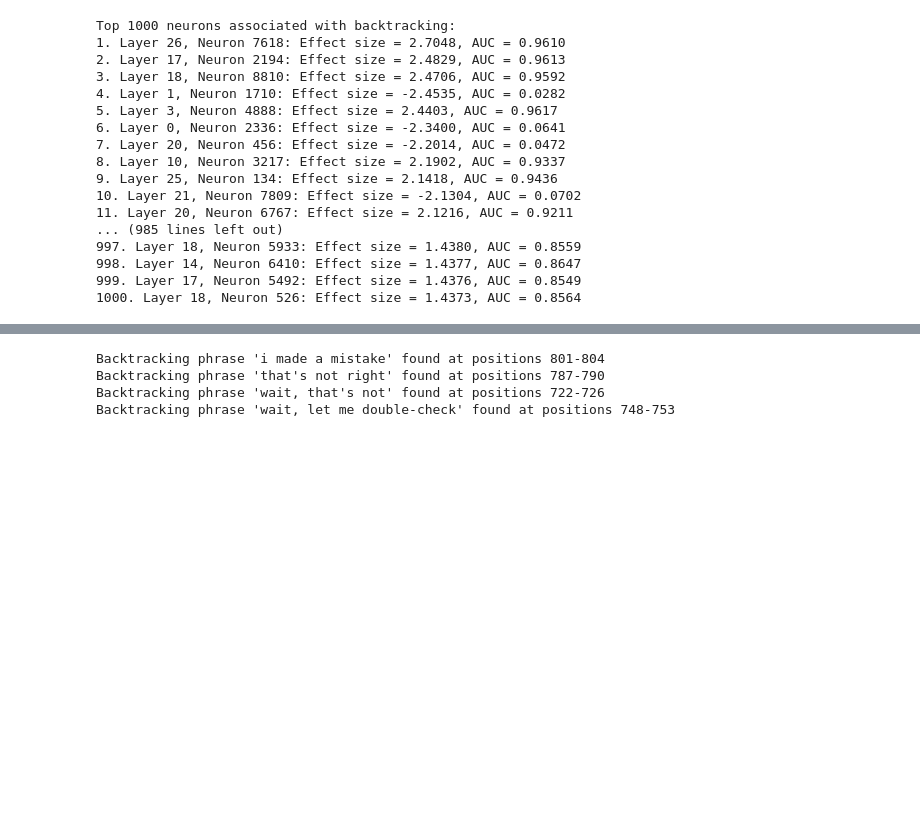
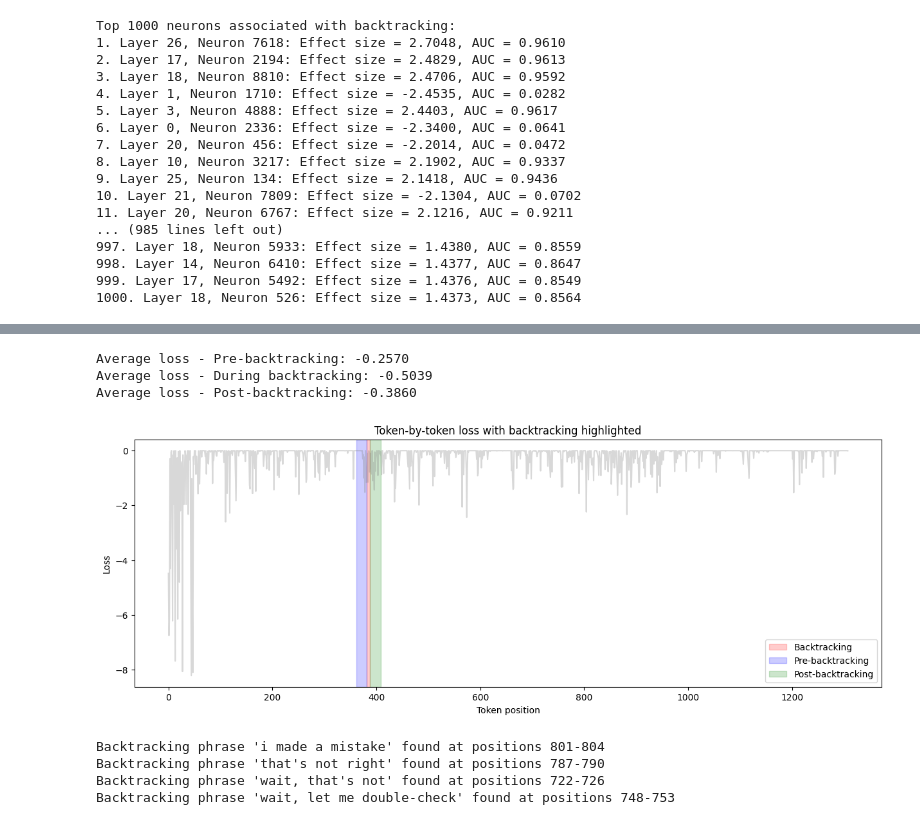
Before and after one commit to uzaymacar/understanding-reasoning-models, a Jupyter notebook: analyze.ipynb, the cells around one changed output, grey strips where cells are left out. Cells and saved outputs as stored; diff of their text form; code cells hidden in the pictures; blank space fills up the shorter version.

```diff
--- a/analyze.ipynb
+++ b/analyze.ipynb
@@ -797,3 +820,13 @@ OutOfMemoryError: CUDA out of memory. Tried to allocate 42.00 MiB. GPU 0 has a t
+# %%
+logits, cache = model.run_with_cache(examples[1]["generated_cot"])
+analyze_backtracking_loss(model, examples[1]["generated_cot"])
+del cache
+torch.cuda.empty_cache()
+# %% [output]
+Average loss - Pre-backtracking: -0.2570
+Average loss - During backtracking: -0.5039
+Average loss - Post-backtracking: -0.3860
+[figure, added]
 # %%
 def cluster_backtracking_neurons(model, json_file_path, n_clusters=5):
     """
```
Also changed, not shown: parts of 11 cells of this notebook, 9 other files.
